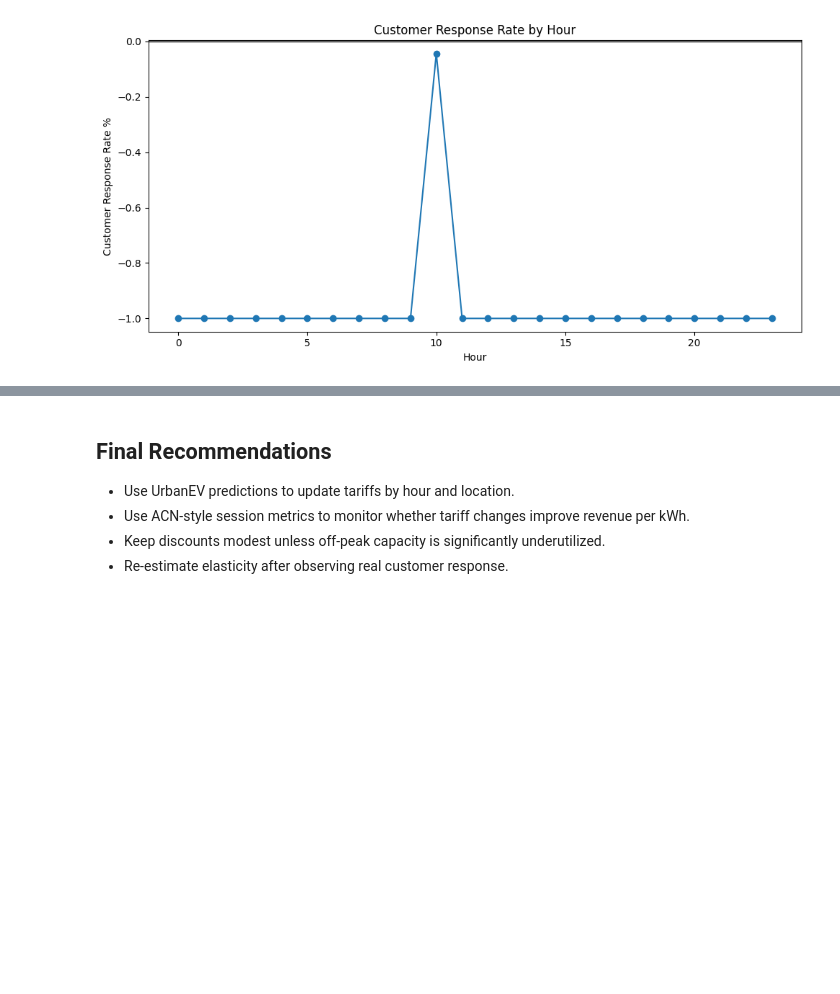
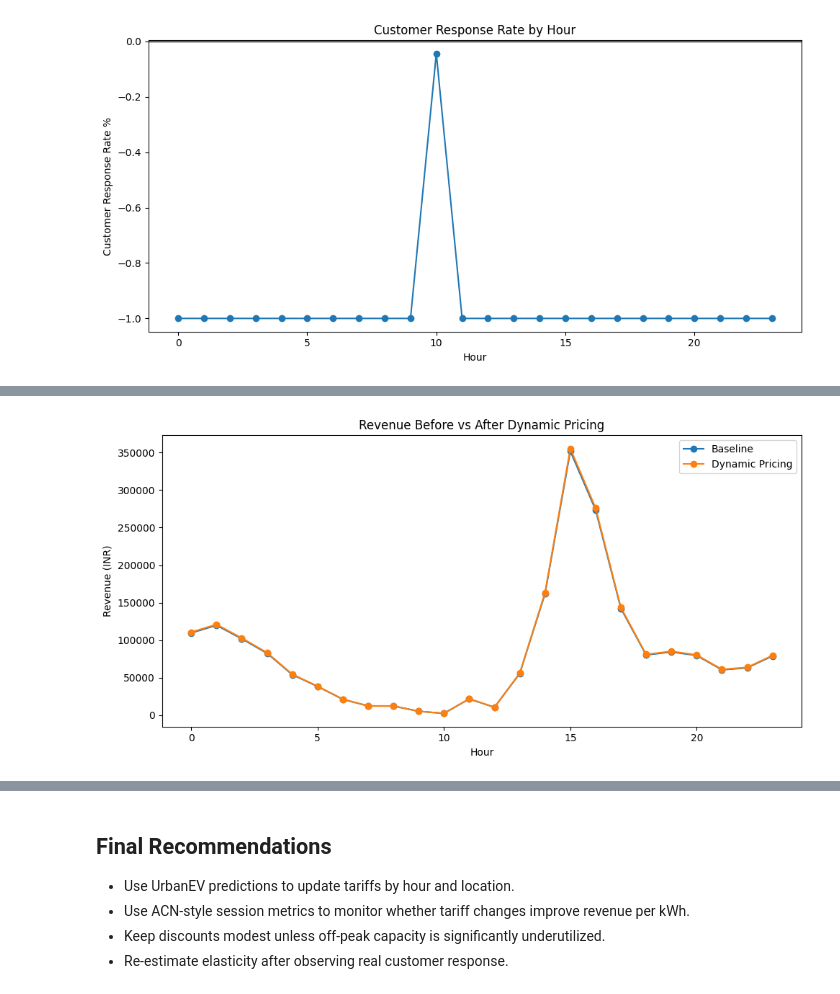
Before and after one commit to krish-2325/ev-dynamic-tariff-optimization, a Jupyter notebook: notebooks/05_tariff_pricing_agent.ipynb, the cells around one changed output, grey strips where cells are left out. Cells and saved outputs as stored; diff of their text form; code cells hidden in the pictures; blank space fills up the shorter version.

```diff
--- a/notebooks/05_tariff_pricing_agent.ipynb
+++ b/notebooks/05_tariff_pricing_agent.ipynb
@@ -266,0 +426,11 @@ response_by_hour.head()
+# %%
+revenue_by_hour = (
+    sim.groupby("hour")
+    .agg(
+        baseline_revenue=("baseline_revenue_inr", "sum"),
+        dynamic_revenue=("dynamic_revenue_inr", "sum")
+    )
+    .reset_index()
+)
+
+revenue_by_hour.head()
@@ -266,0 +444,32 @@ response_by_hour.head()
+# %%
+fig, ax = plt.subplots(figsize=(10,5))
+
+ax.plot(
+    revenue_by_hour["hour"],
+    revenue_by_hour["baseline_revenue"],
+    marker="o",
+    label="Baseline"
+)
+
+ax.plot(
+    revenue_by_hour["hour"],
+    revenue_by_hour["dynamic_revenue"],
+    marker="o",
+    label="Dynamic Pricing"
+)
+
+ax.set_title("Revenue Before vs After Dynamic Pricing")
+ax.set_xlabel("Hour")
+ax.set_ylabel("Revenue (INR)")
+ax.legend()
+
+plt.tight_layout()
+
+plt.savefig(
+    FIG_DIR / "revenue_by_hour.png",
+    dpi=160
+)
+
+plt.show()
+# %% [output]
+[figure, added]
```
Also changed, not shown: parts of 21 cells of this notebook, 6 other files.
